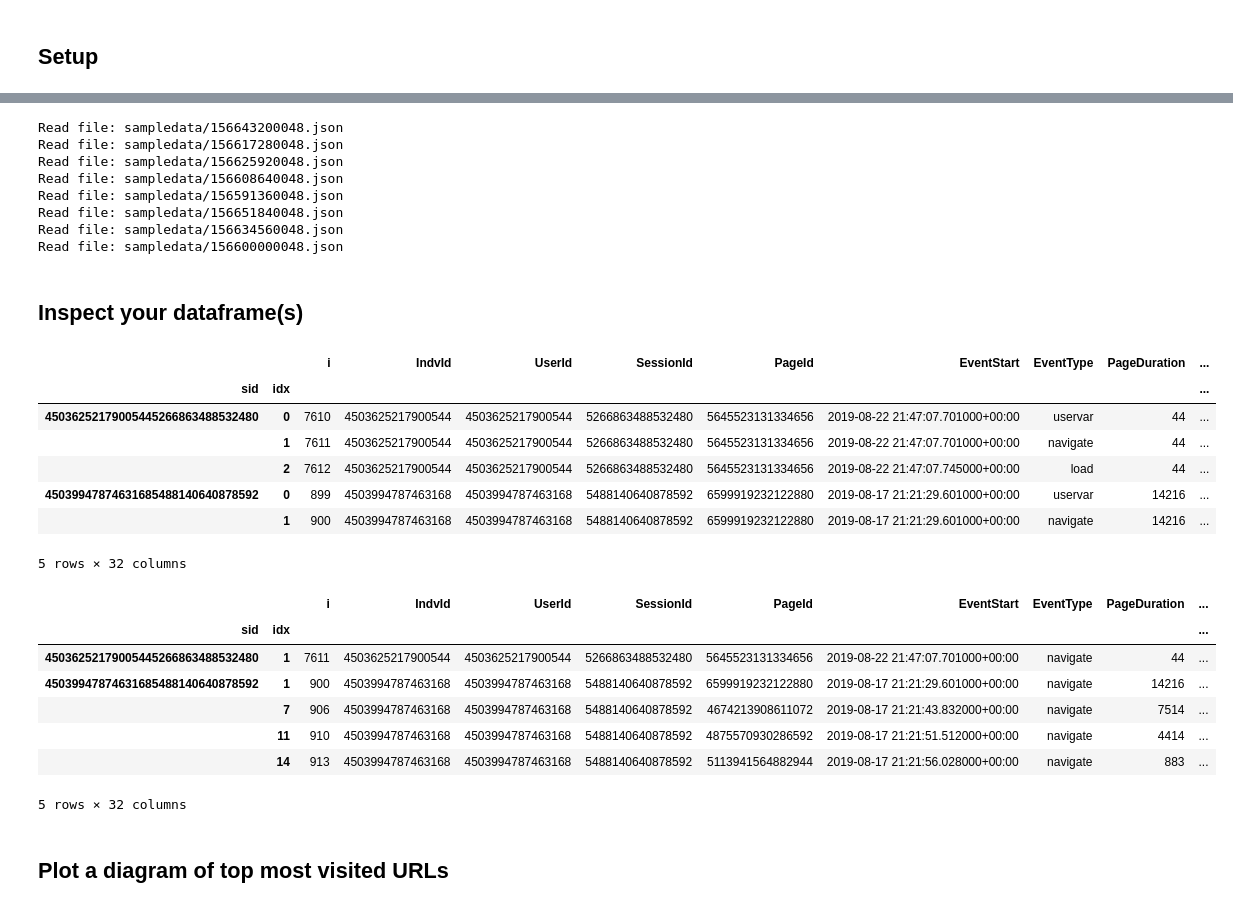
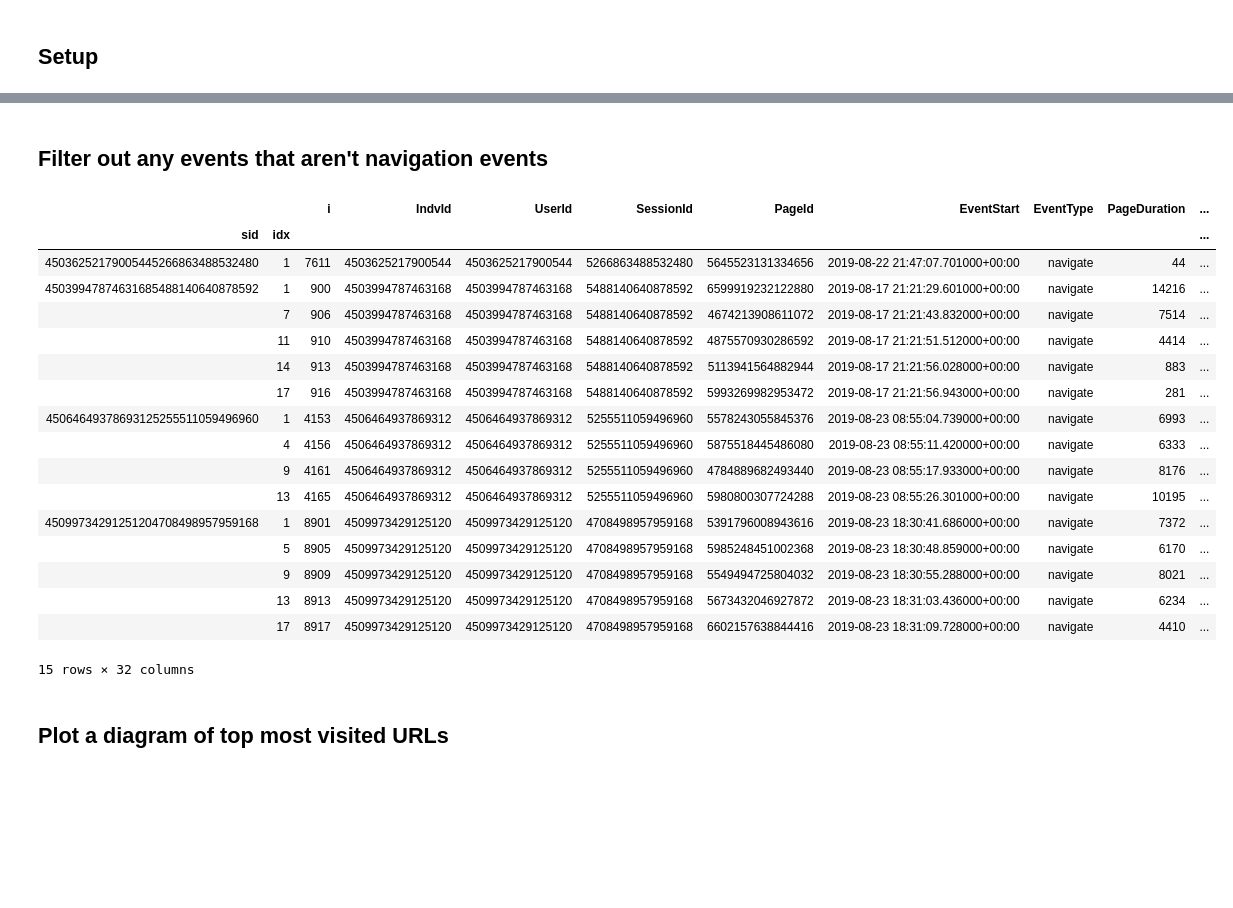
Before and after one commit to fullstorydev/pathing-utils, a Jupyter notebook: pathing_demo.ipynb, the cells around one changed output, grey strips where cells are left out. Cells and saved outputs as stored; diff of their text form; code cells hidden in the pictures; blank space fills up the shorter version.

```diff
--- a/pathing_demo.ipynb
+++ b/pathing_demo.ipynb
@@ -24,43 +60,31 @@ LIMITROWS = 0
+# %% [markdown]
+## Filter out any events that aren't navigation events
 # %%
-dffull = analyze_traffic.get_hauser_as_df(HAUSERDIR, navigate_only=False)
-dffull = utils.preproc_events(dffull)
 #Optional: you can also filter your dataset to only include sessions with clicks of certain type
 #dffull = analyze_clicks.filter_dataset_by_clicktype(dffull, "rage")
 df = analyze_clicks.remove_non_navigation(dffull)
 useResolvedUrls = False
+
+df.head(15)
 # %% [output]
+|  |  | i | IndvId | UserId | SessionId | PageId | EventStart | EventType | PageDuration | ... |
+| sid | idx |  |  |  |  |  |  |  |  | ... |
+| 45036252179005445266863488532480 | 1 | 7611 | 4503625217900544 | 4503625217900544 | 5266863488532480 | 5645523131334656 | 2019-08-22 21:47:07.701000+00:00 | navigate | 44 | ... |
+| 45039947874631685488140640878592 | 1 | 900 | 4503994787463168 | 4503994787463168 | 5488140640878592 | 6599919232122880 | 2019-08-17 21:21:29.601000+00:00 | navigate | 14216 | ... |
+|  | 7 | 906 | 4503994787463168 | 4503994787463168 | 5488140640878592 | 4674213908611072 | 2019-08-17 21:21:43.832000+00:00 | navigate | 7514 | ... |
+|  | 11 | 910 | 4503994787463168 | 4503994787463168 | 5488140640878592 | 4875570930286592 | 2019-08-17 21:21:51.512000+00:00 | navigate | 4414 | ... |
+|  | 14 | 913 | 4503994787463168 | 4503994787463168 | 5488140640878592 | 5113941564882944 | 2019-08-17 21:21:56.028000+00:00 | navigate | 883 | ... |
+|  | 17 | 916 | 4503994787463168 | 4503994787463168 | 5488140640878592 | 5993269982953472 | 2019-08-17 21:21:56.943000+00:00 | navigate | 281 | ... |
+| 45064649378693125255511059496960 | 1 | 4153 | 4506464937869312 | 4506464937869312 | 5255511059496960 | 5578243055845376 | 2019-08-23 08:55:04.739000+00:00 | navigate | 6993 | ... |
+|  | 4 | 4156 | 4506464937869312 | 4506464937869312 | 5255511059496960 | 5875518445486080 | 2019-08-23 08:55:11.420000+00:00 | navigate | 6333 | ... |
+|  | 9 | 4161 | 4506464937869312 | 4506464937869312 | 5255511059496960 | 4784889682493440 | 2019-08-23 08:55:17.933000+00:00 | navigate | 8176 | ... |
+|  | 13 | 4165 | 4506464937869312 | 4506464937869312 | 5255511059496960 | 5980800307724288 | 2019-08-23 08:55:26.301000+00:00 | navigate | 10195 | ... |
+| 45099734291251204708498957959168 | 1 | 8901 | 4509973429125120 | 4509973429125120 | 4708498957959168 | 5391796008943616 | 2019-08-23 18:30:41.686000+00:00 | navigate | 7372 | ... |
+|  | 5 | 8905 | 4509973429125120 | 4509973429125120 | 4708498957959168 | 5985248451002368 | 2019-08-23 18:30:48.859000+00:00 | navigate | 6170 | ... |
+|  | 9 | 8909 | 4509973429125120 | 4509973429125120 | 4708498957959168 | 5549494725804032 | 2019-08-23 18:30:55.288000+00:00 | navigate | 8021 | ... |
+|  | 13 | 8913 | 4509973429125120 | 4509973429125120 | 4708498957959168 | 5673432046927872 | 2019-08-23 18:31:03.436000+00:00 | navigate | 6234 | ... |
+|  | 17 | 8917 | 4509973429125120 | 4509973429125120 | 4708498957959168 | 6602157638844416 | 2019-08-23 18:31:09.728000+00:00 | navigate | 4410 | ... |
-Read file: sampledata/156643200048.json
-Read file: sampledata/156617280048.json
-Read file: sampledata/156625920048.json
-Read file: sampledata/156608640048.json
-Read file: sampledata/156591360048.json
-Read file: sampledata/156651840048.json
-Read file: sampledata/156634560048.json
-Read file: sampledata/156600000048.json
+15 rows × 32 columns
-# %% [markdown]
-## Inspect your dataframe(s)
-# %%
-dffull.head(5)
-# %% [output]
-|  |  | i | IndvId | UserId | SessionId | PageId | EventStart | EventType | PageDuration | ... |
-| sid | idx |  |  |  |  |  |  |  |  | ... |
-| 45036252179005445266863488532480 | 0 | 7610 | 4503625217900544 | 4503625217900544 | 5266863488532480 | 5645523131334656 | 2019-08-22 21:47:07.701000+00:00 | uservar | 44 | ... |
-|  | 1 | 7611 | 4503625217900544 | 4503625217900544 | 5266863488532480 | 5645523131334656 | 2019-08-22 21:47:07.701000+00:00 | navigate | 44 | ... |
-|  | 2 | 7612 | 4503625217900544 | 4503625217900544 | 5266863488532480 | 5645523131334656 | 2019-08-22 21:47:07.745000+00:00 | load | 44 | ... |
-| 45039947874631685488140640878592 | 0 | 899 | 4503994787463168 | 4503994787463168 | 5488140640878592 | 6599919232122880 | 2019-08-17 21:21:29.601000+00:00 | uservar | 14216 | ... |
-|  | 1 | 900 | 4503994787463168 | 4503994787463168 | 5488140640878592 | 6599919232122880 | 2019-08-17 21:21:29.601000+00:00 | navigate | 14216 | ... |
-5 rows × 32 columns
-# %%
-df.head(5)
-# %% [output]
-|  |  | i | IndvId | UserId | SessionId | PageId | EventStart | EventType | PageDuration | ... |
-| sid | idx |  |  |  |  |  |  |  |  | ... |
-| 45036252179005445266863488532480 | 1 | 7611 | 4503625217900544 | 4503625217900544 | 5266863488532480 | 5645523131334656 | 2019-08-22 21:47:07.701000+00:00 | navigate | 44 | ... |
-| 45039947874631685488140640878592 | 1 | 900 | 4503994787463168 | 4503994787463168 | 5488140640878592 | 6599919232122880 | 2019-08-17 21:21:29.601000+00:00 | navigate | 14216 | ... |
-|  | 7 | 906 | 4503994787463168 | 4503994787463168 | 5488140640878592 | 4674213908611072 | 2019-08-17 21:21:43.832000+00:00 | navigate | 7514 | ... |
-|  | 11 | 910 | 4503994787463168 | 4503994787463168 | 5488140640878592 | 4875570930286592 | 2019-08-17 21:21:51.512000+00:00 | navigate | 4414 | ... |
-|  | 14 | 913 | 4503994787463168 | 4503994787463168 | 5488140640878592 | 5113941564882944 | 2019-08-17 21:21:56.028000+00:00 | navigate | 883 | ... |
-5 rows × 32 columns
 # %% [markdown]
 ## Plot a diagram of top most visited URLs
 # %%
```
Also changed, not shown: parts of 5 cells of this notebook, 1 other file.
